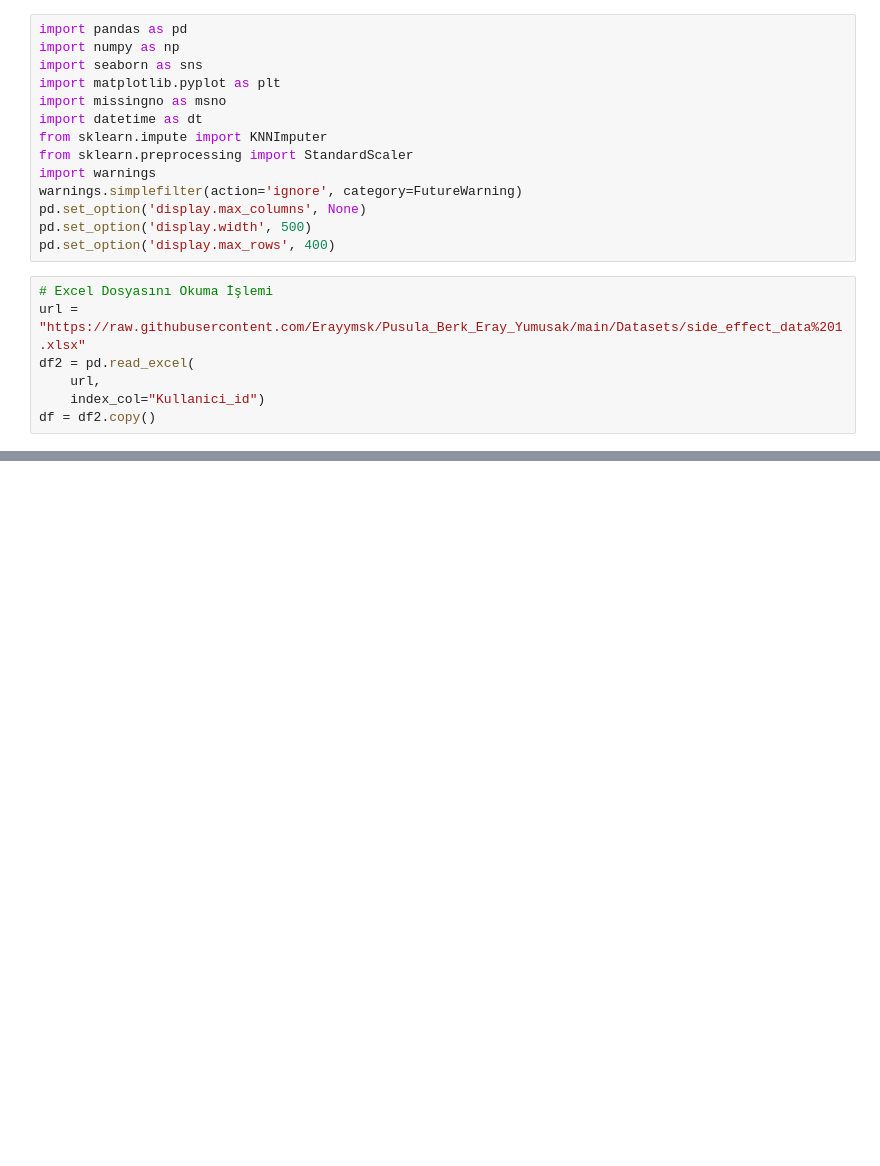
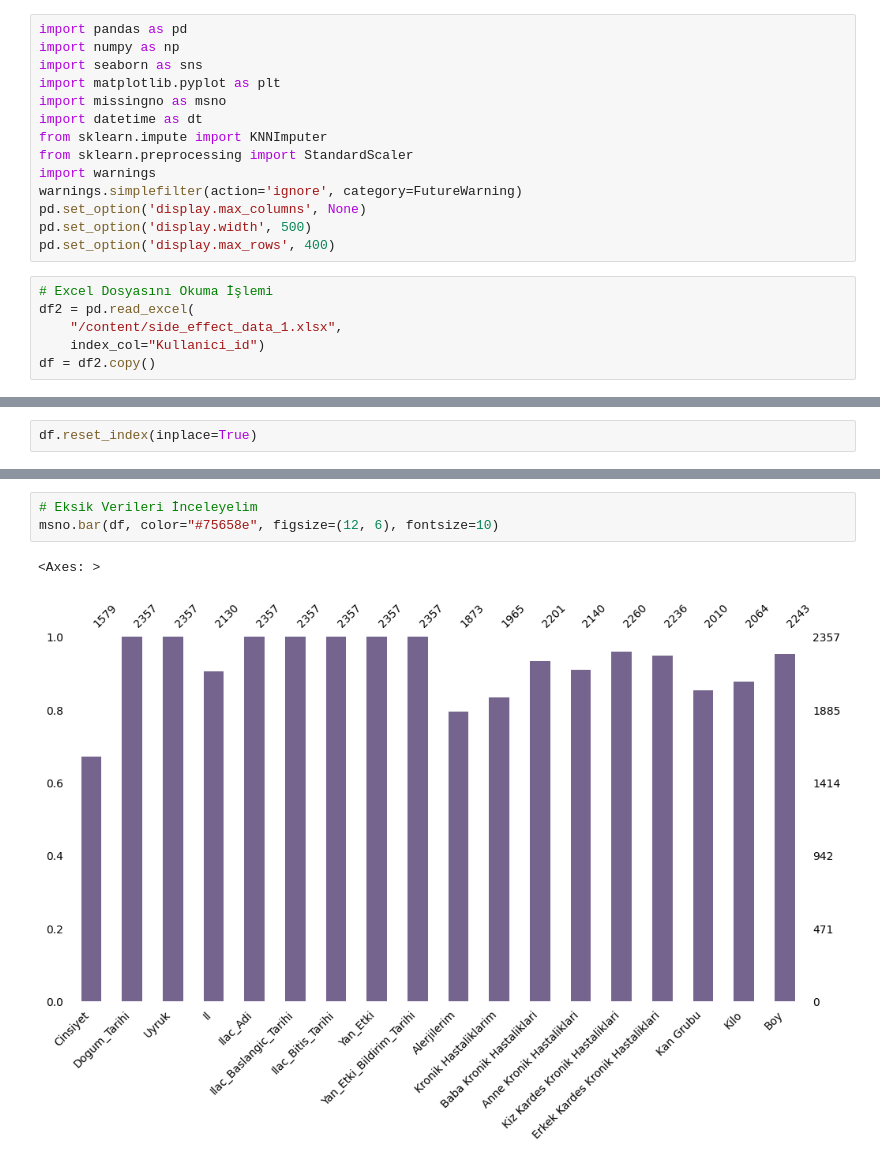
Before and after one commit to Erayymsk/Pusula_Berk_Eray_Yumusak, a Jupyter notebook: Case_Notebook.ipynb, the cells around one changed output, grey strips where cells are left out. Drawn from its saved outputs; the diff is of its cells as text; blank space fills up the shorter version.

```diff
--- a/Case_Notebook.ipynb
+++ b/Case_Notebook.ipynb
@@ -16,8 +16,7 @@ pd.set_option('display.width', 500)
 pd.set_option('display.max_rows', 400)
 # %%
 # Excel Dosyasını Okuma İşlemi
-url = "https://raw.githubusercontent.com/Erayymsk/Pusula_Berk_Eray_Yumusak/main/Datasets/side_effect_data%201.xlsx"
 df2 = pd.read_excel(
-    url,
+    "/content/side_effect_data_1.xlsx",
     index_col="Kullanici_id")
 df = df2.copy()
@@ -25,0 +23,2 @@ HTTPError: HTTP Error 404: Not Found
+# %%
+df.reset_index(inplace=True)
@@ -25,0 +140,6 @@ HTTPError: HTTP Error 404: Not Found
+# %%
+# Eksik Verileri İnceleyelim
+msno.bar(df, color="#75658e", figsize=(12, 6), fontsize=10)
+# %% [output]
+<Axes: >
+[figure, added]
```
Also changed, not shown: parts of 28 cells of this notebook.
